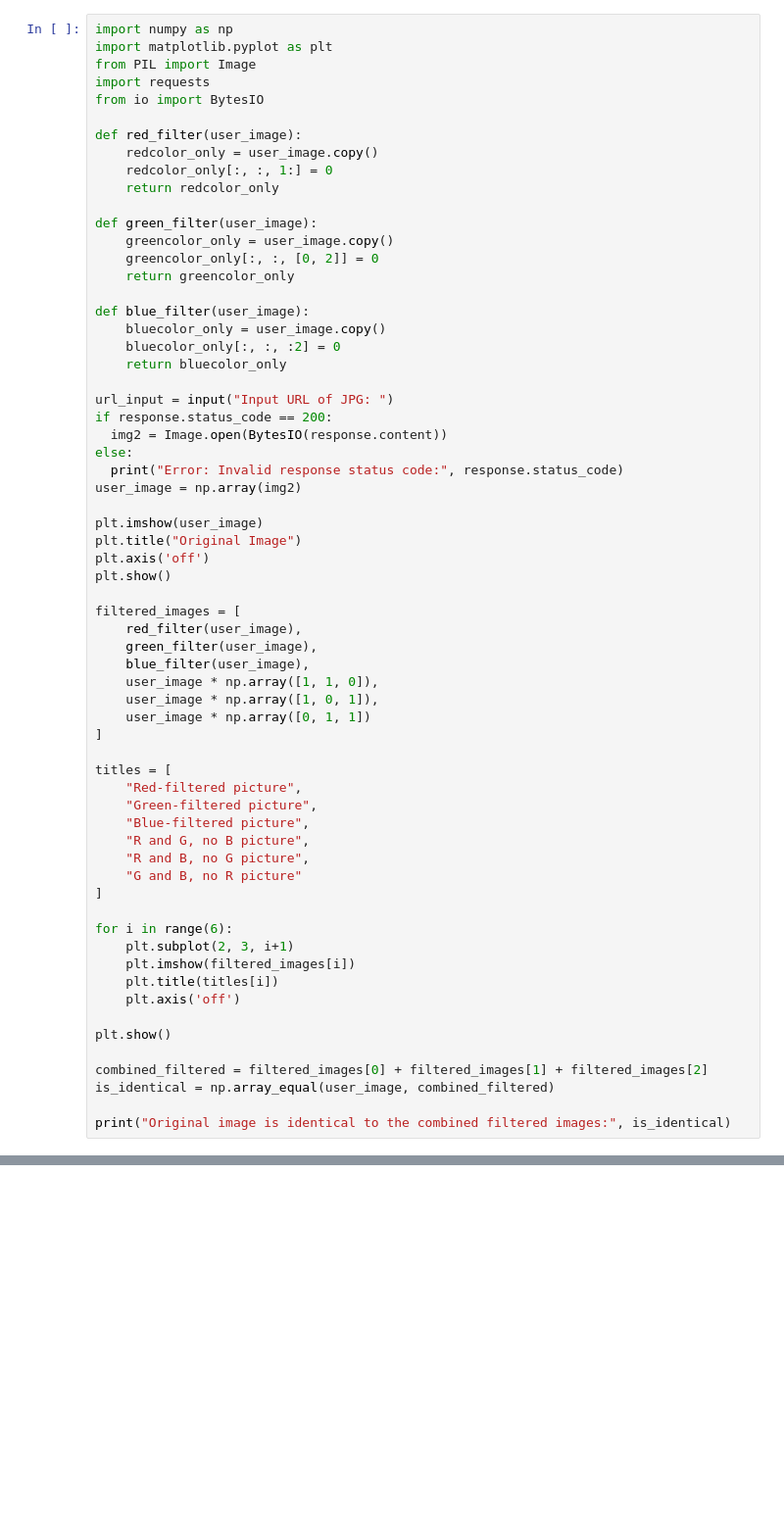
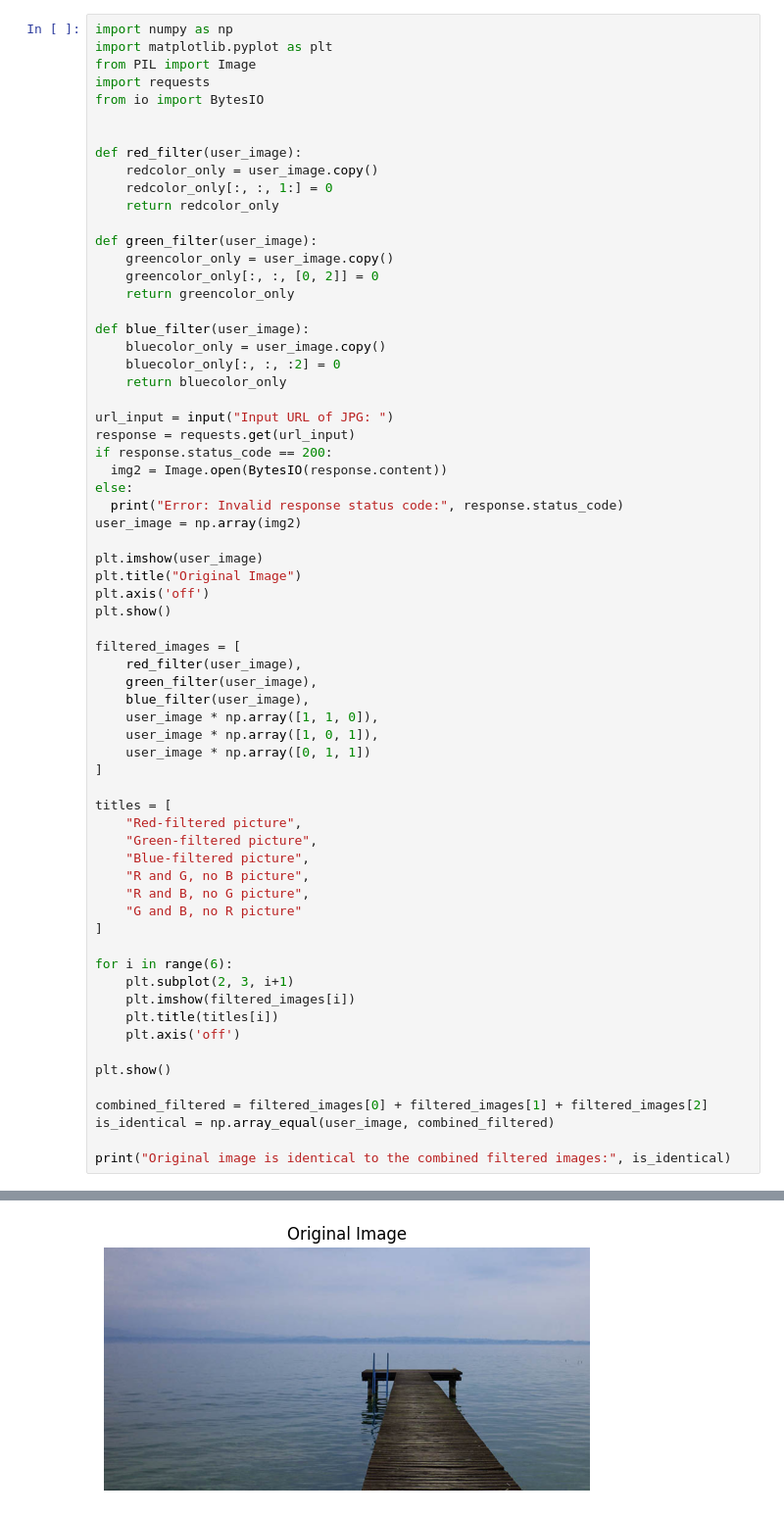
Before and after one commit to TeddyQM/DataSci, a Jupyter notebook: Feb_28_hw.ipynb, the cells around one changed output, grey strips where cells are left out. Shown: that part at 98% size. Cells and saved outputs as stored; diff of their text form; blank space fills up the shorter version.

```diff
--- a/Feb_28_hw.ipynb
+++ b/Feb_28_hw.ipynb
@@ -6,6 +6,7 @@ import matplotlib.pyplot as plt
 from PIL import Image
 import requests
 from io import BytesIO
+
 
 def red_filter(user_image):
     redcolor_only = user_image.copy()
@@ -23,6 +24,7 @@ def blue_filter(user_image):
     return bluecolor_only
 
 url_input = input("Input URL of JPG: ")
+response = requests.get(url_input)
 if response.status_code == 200:
   img2 = Image.open(BytesIO(response.content))
 else:
@@ -68,0 +71 @@ Input URL of JPG: https://drive.google.com/file/d/1KJpTYBC-DiOkuE9Z3LBjMnqxf-TlX
+[figure, added]
```
Also changed, not shown: parts of 1 cell of this notebook.
